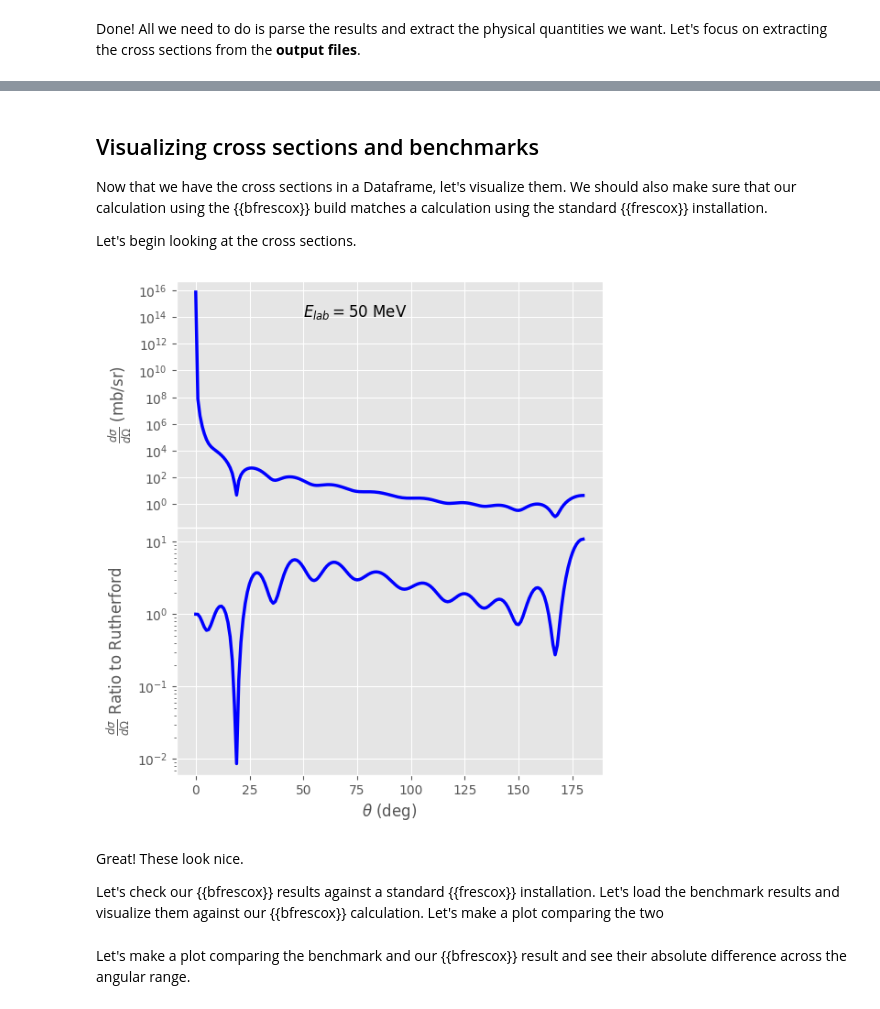
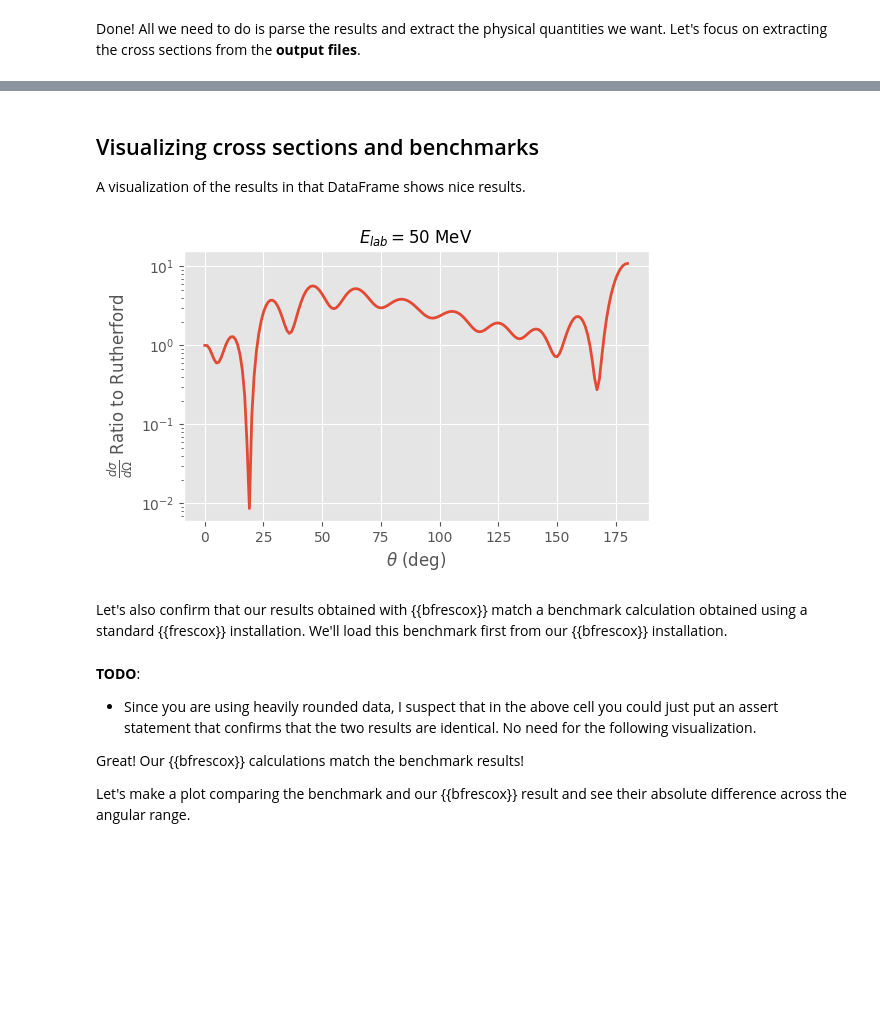
Before and after one commit to bandframework/Bfrescox, a Jupyter notebook: book/notebooks/elastic_from_template_example.ipynb, the cells around one changed output, grey strips where cells are left out. Cells and saved outputs as stored; diff of their text form; code cells hidden in the pictures; blank space fills up the shorter version.

Commit message:
Only parse_fort16 in alpha release.  Simplify elastic notebook.
Left TODO statements in notebook.  This will need to be finalized after Kyle
updates the Bfrescox interface and the benchmarks.

```diff
--- a/book/notebooks/elastic_from_template_example.ipynb
+++ b/book/notebooks/elastic_from_template_example.ipynb
@@ -175,8 +173,7 @@ Awesome! We have now generated the {{frescox}} **input file** using the built-in
 
 Now that we have generated the {{frescox}} **input file**, running the elastic scattering calculation is extremely easy!
 # %%
-# Run the frescox simulation
-bfrescox.run_simulation(cfg, frescox_output, cwd=".", overwrite=True)
+bfrescox.run_simulation(cfg, FRESCOX_OUTPUT, cwd=RESULTS_FOLDER, overwrite=True)
 # %% [markdown]
 Done! All we need to do is parse the results and extract the physical quantities we want. Let's focus on extracting the cross sections from the **output files**.
 # %% [markdown]
@@ -191,12 +182,5 @@ Let's extract them for our example case.
 # %%
-# Parse the frescox output file to extract differential cross section results
-results_df = bfrescox.parse_differential_xs.absolute_mb_per_sr(
-                            frescox_output
-                        )
-
-# Can also parse the results as ratio to Rutherford WHEN AVAILABLE
-results_df_r2r = bfrescox.parse_differential_xs.ratio_to_rutherford(
-                            frescox_output
-                        )
+fort16_df = bfrescox.parse_fort16(FRESCOX_FORT_16)
+r2R_df = fort16_df["channel_1"]
 # %% [markdown]
 Let's see what the cross sections look like!
@@ -221,46 +199,19 @@ display(results_df_r2r.head())
 # %% [markdown]
 ## Visualizing cross sections and benchmarks
 
-Now that we have the cross sections in a Dataframe, let's visualize them. We should also make sure that our calculation using the {{bfrescox}} build matches a calculation using the standard {{frescox}} installation.
-
-Let's begin looking at the cross sections.
+A visualization of the results in that DataFrame shows nice results.
 # %%
-# Plot the results
-angles_deg = results_df.index.to_numpy()
-diff_xs_mb_per_sr = results_df["differential_xs_absolute_mb_per_sr"].to_numpy()
-diff_xs_r2r = results_df_r2r["differential_xs_ratio_to_rutherford"].to_numpy()
+fig = plt.figure(1, figsize=(6, 3.5))
 
-# Create figure and axes that share all axes
-fig, (ax1, ax2) = plt.subplots(
-    2, 1, figsize=(6, 7),
-    sharex=True, sharey=False
-)
-plt.subplots_adjust(hspace=0)  # remove gap
-
-# Global font size settings for ticks
-for ax in (ax1, ax2):
-    ax.tick_params(axis='both', which='major', labelsize=TICK_FONTSIZE)  # increase tick font size
-    ax.tick_params(axis='both', which='minor', labelsize=TICK_FONTSIZE)  # optional minor tick size
-
-
-ax1.plot(angles_deg, diff_xs_mb_per_sr, lw=2.5, color='blue')
-ax1.set_yscale('log')
-ax1.set_ylabel(r"$\frac{d\sigma}{d\Omega}$ (mb/sr)", fontsize=FONTSIZE)
-
-
-ax2.plot(angles_deg, diff_xs_r2r, lw=2.5, color='blue')
-ax2.set_yscale('log')
-ax2.set_ylabel(r"$\frac{d\sigma}{d\Omega}$ Ratio to Rutherford", fontsize=FONTSIZE)
-ax2.set_xlabel(r"$\theta$ (deg)", fontsize=FONTSIZE)
-ax1.text(50.0, 1e14, r"$E_{lab} = 50$ MeV",
-        fontsize=FONTSIZE, color='black')
-
-
-plt.show()
+subp = fig.add_subplot(111)
+subp.set_title(r"$E_{lab} = 50$ MeV", fontsize=FONTSIZE)
+subp.plot(r2R_df.Theta, r2R_df.sigma, lw=LINEWIDTH)
+subp.set_yscale('log')
+subp.set_ylabel(r"$\frac{d\sigma}{d\Omega}$ Ratio to Rutherford", fontsize=FONTSIZE)
+subp.set_xlabel(r"$\theta$ (deg)", fontsize=FONTSIZE)
+subp.tick_params(axis='both', which='major', labelsize=TICK_FONTSIZE)
 # %% [output]
-[figure, old version]
+[figure, new version]
 # %% [markdown]
-Great! These look nice.
-
-Let's check our {{bfrescox}} results against a standard {{frescox}} installation. Let's load the benchmark results and visualize them against our {{bfrescox}} calculation. Let's make a plot comparing the two
+Let's also confirm that our results obtained with {{bfrescox}} match a benchmark calculation obtained using a standard {{frescox}} installation.  We'll load this benchmark first from our {{bfrescox}} installation.
 # %%
@@ -277,6 +225,11 @@ data_path = (
 baseline_file = data_path / "Ni78_p_elastic_PointA_differential_xs_baseline.csv"
 expected = np.loadtxt(baseline_file, delimiter=",")
 # %% [markdown]
+**TODO**:
+* Since you are using heavily rounded data, I suspect that in the above cell you could just put an assert statement that confirms that the two results are identical.  No need for the following visualization.
+
+Great! Our {{bfrescox}} calculations match the benchmark results!
+
 Let's make a plot comparing the benchmark and our {{bfrescox}} result and see their absolute difference across the angular range.
 # %%
 # Create figure and axes that share all axes
```
Also changed, not shown: parts of 22 cells of this notebook, 4 other files.
